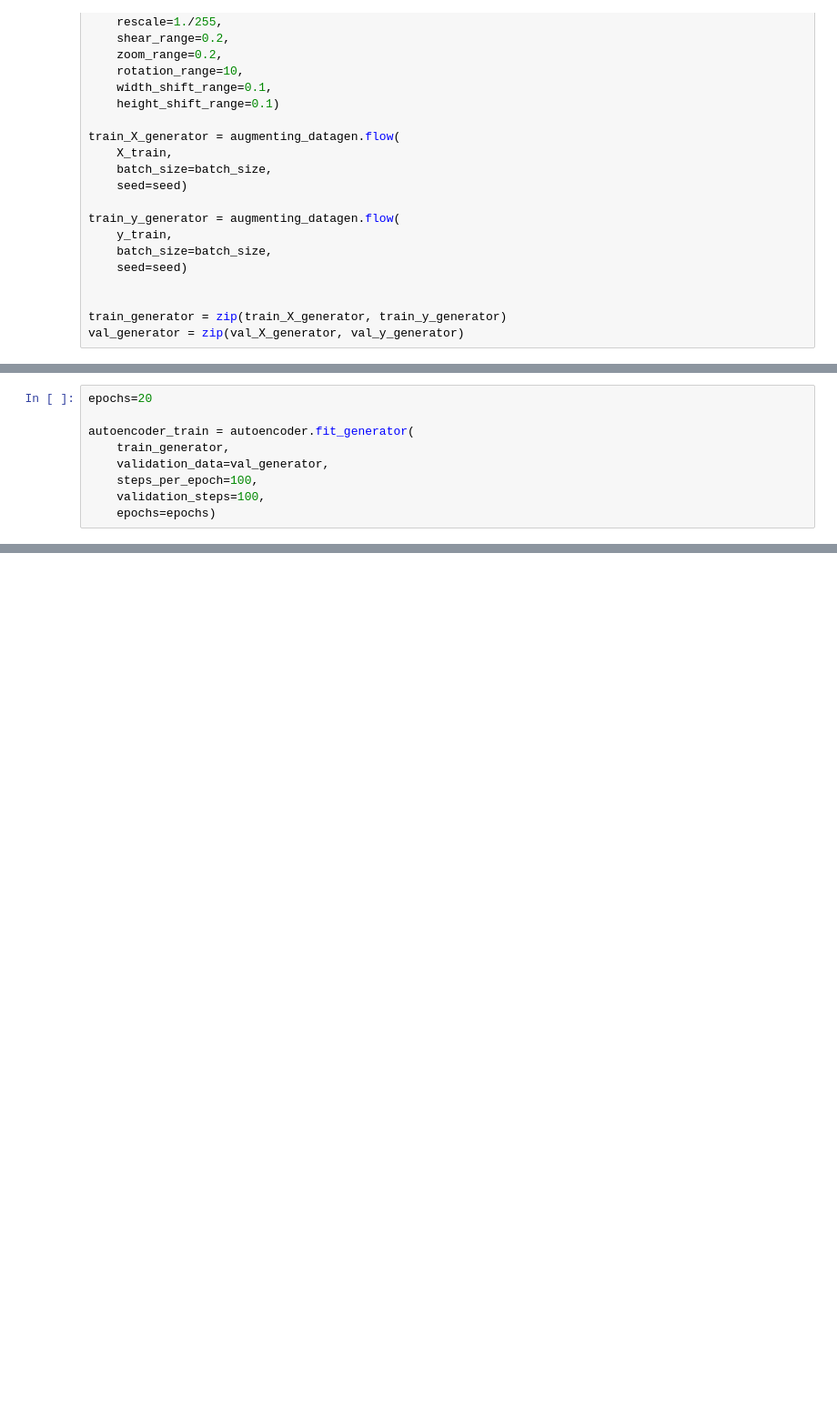
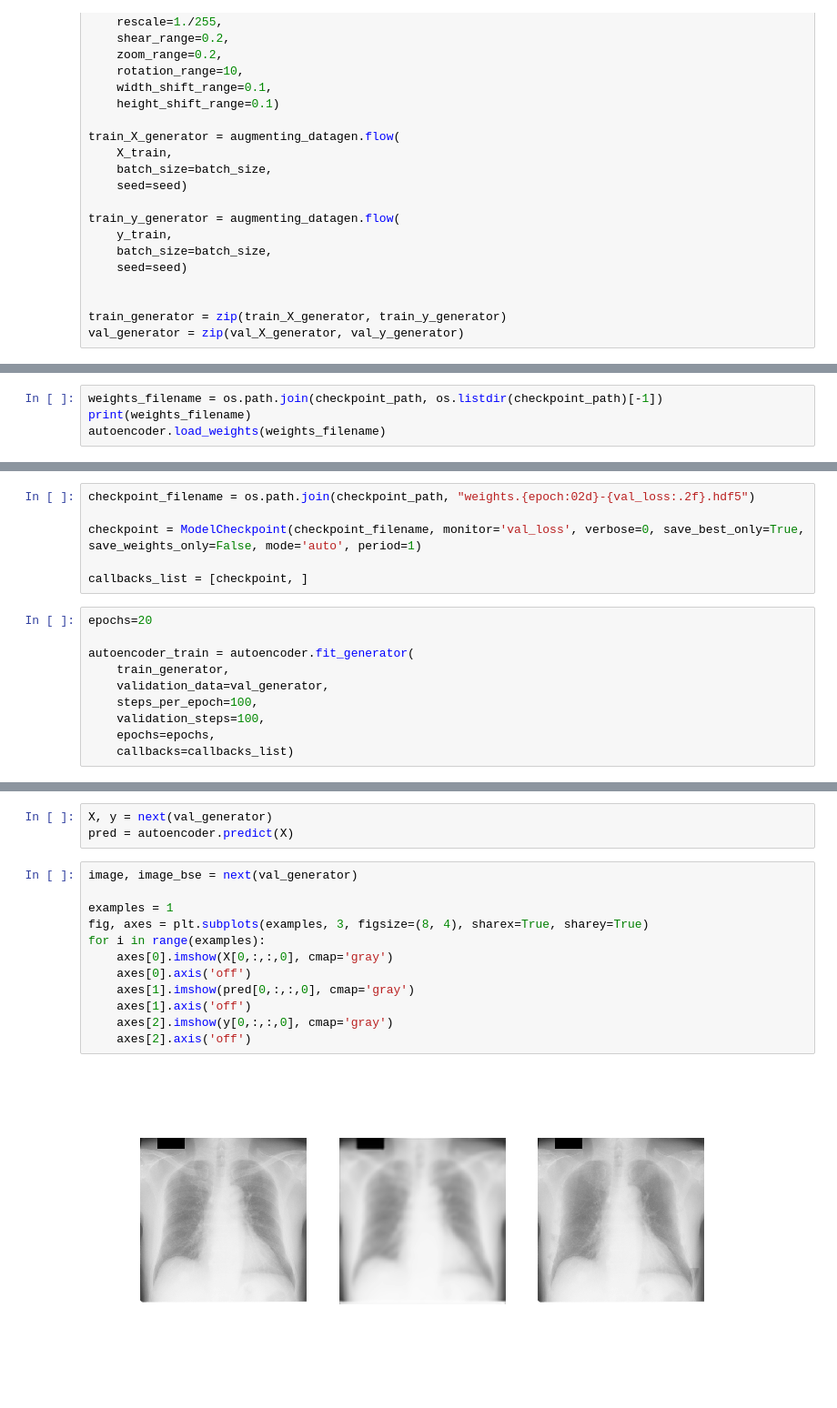
Before and after one commit to MiHess/cxr-bse, a Jupyter notebook: first_run.ipynb, the cells around one changed output, grey strips where cells are left out. Shown at 91% size. Cells and saved outputs as stored; diff of their text form; blank space fills up the shorter version.

```diff
--- a/first_run.ipynb
+++ b/first_run.ipynb
@@ -168,2 +169,6 @@ autoencoder = Model(input_img, decoded)
 
 autoencoder.compile(optimizer='adadelta', loss='binary_crossentropy')
+# %%
+weights_filename = os.path.join(checkpoint_path, os.listdir(checkpoint_path)[-1])
+print(weights_filename)
+autoencoder.load_weights(weights_filename)
@@ -187,6 +194,12 @@ Total params: 314,625
 Trainable params: 314,625
 Non-trainable params: 0
 _________________________________________________________________
+# %%
+checkpoint_filename = os.path.join(checkpoint_path, "weights.{epoch:02d}-{val_loss:.2f}.hdf5")
+
+checkpoint = ModelCheckpoint(checkpoint_filename, monitor='val_loss', verbose=0, save_best_only=True, save_weights_only=False, mode='auto', period=1)
+
+callbacks_list = [checkpoint, ]
 # %%
 epochs=20
 
@@ -195,6 +208,7 @@ autoencoder_train = autoencoder.fit_generator(
     validation_data=val_generator,
     steps_per_epoch=100,
     validation_steps=100,
-    epochs=epochs)
+    epochs=epochs,
+    callbacks=callbacks_list)
 # %% [output]
 Epoch 1/20
@@ -228,0 +243,17 @@ plt.show()
+# %%
+X, y = next(val_generator)
+pred = autoencoder.predict(X)
+# %%
+image, image_bse = next(val_generator)
+
+examples = 1
+fig, axes = plt.subplots(examples, 3, figsize=(8, 4), sharex=True, sharey=True)
+for i in range(examples):
+    axes[0].imshow(X[0,:,:,0], cmap='gray')
+    axes[0].axis('off')
+    axes[1].imshow(pred[0,:,:,0], cmap='gray')
+    axes[1].axis('off')
+    axes[2].imshow(y[0,:,:,0], cmap='gray')
+    axes[2].axis('off')
+# %% [output]
+[figure, added]
```
Also changed, not shown: parts of 10 cells of this notebook.
